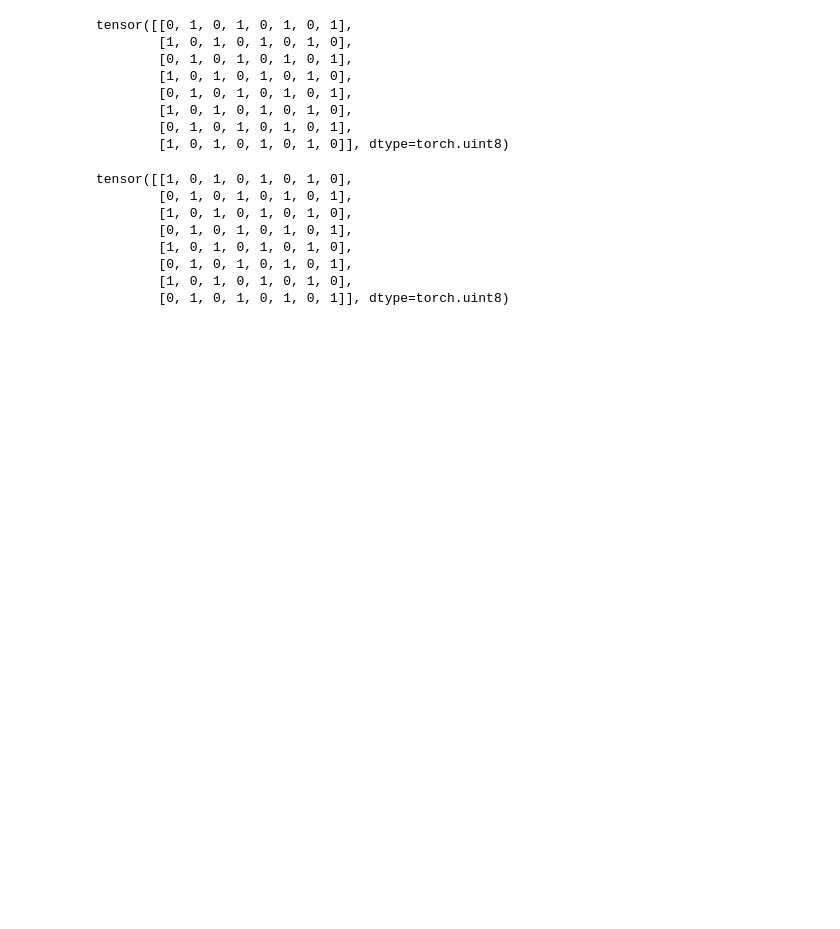
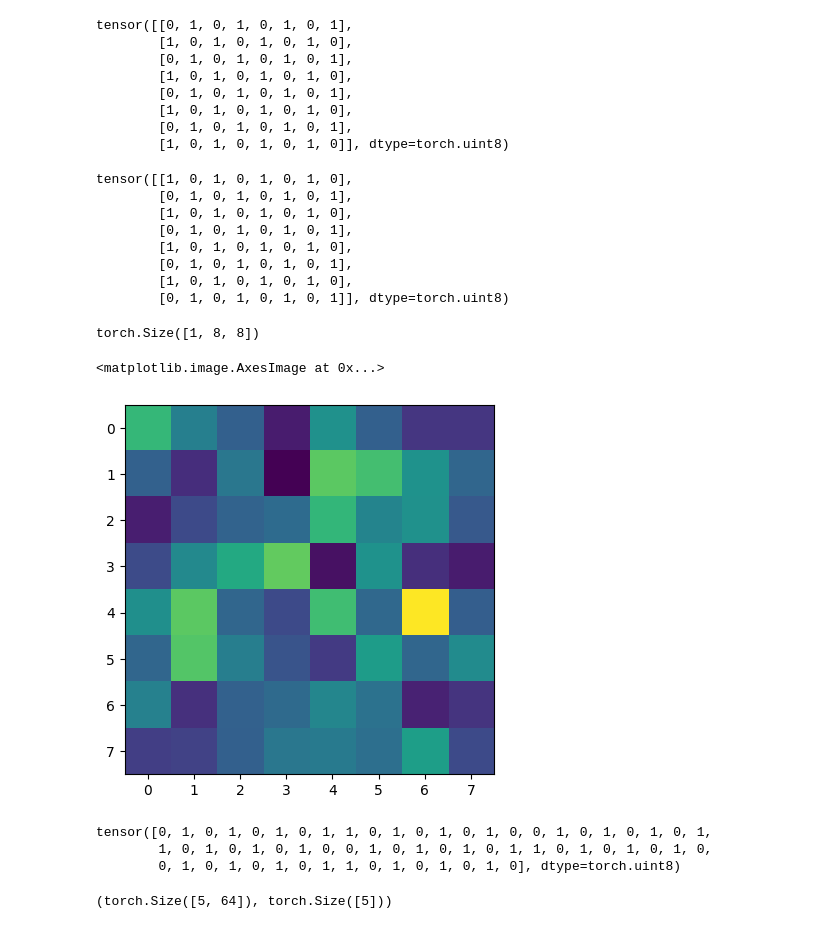
Before and after one commit to myasincifci/phi4, a Jupyter notebook: phi4.ipynb, the cells around one changed output. Saved outputs shown, nothing was run; the diff lists cells and outputs as text; code cells hidden in the pictures; blank space fills up the shorter version.

```diff
--- a/phi4.ipynb
+++ b/phi4.ipynb
@@ -106,0 +133,10 @@ tensor([[1, 0, 1, 0, 1, 0, 1, 0],
+# %%
+q = prior.sample_n(1)
+q.shape
+# %% [output]
+torch.Size([1, 8, 8])
+# %%
+plt.imshow(q.squeeze())
+# %% [output]
+<matplotlib.image.AxesImage at 0x...>
+[figure, added]
@@ -106,0 +150,6 @@ tensor([[1, 0, 1, 0, 1, 0, 1, 0],
+# %%
+make_mask(lattice_shape, 0)
+# %% [output]
+tensor([0, 1, 0, 1, 0, 1, 0, 1, 1, 0, 1, 0, 1, 0, 1, 0, 0, 1, 0, 1, 0, 1, 0, 1,
+        1, 0, 1, 0, 1, 0, 1, 0, 0, 1, 0, 1, 0, 1, 0, 1, 1, 0, 1, 0, 1, 0, 1, 0,
+        0, 1, 0, 1, 0, 1, 0, 1, 1, 0, 1, 0, 1, 0, 1, 0], dtype=torch.uint8)
@@ -106,0 +174,4 @@ tensor([[1, 0, 1, 0, 1, 0, 1, 0],
+# %%
+a.shape, b.shape
+# %% [output]
+(torch.Size([5, 64]), torch.Size([5]))
```
Also changed, not shown: parts of 15 cells of this notebook.
